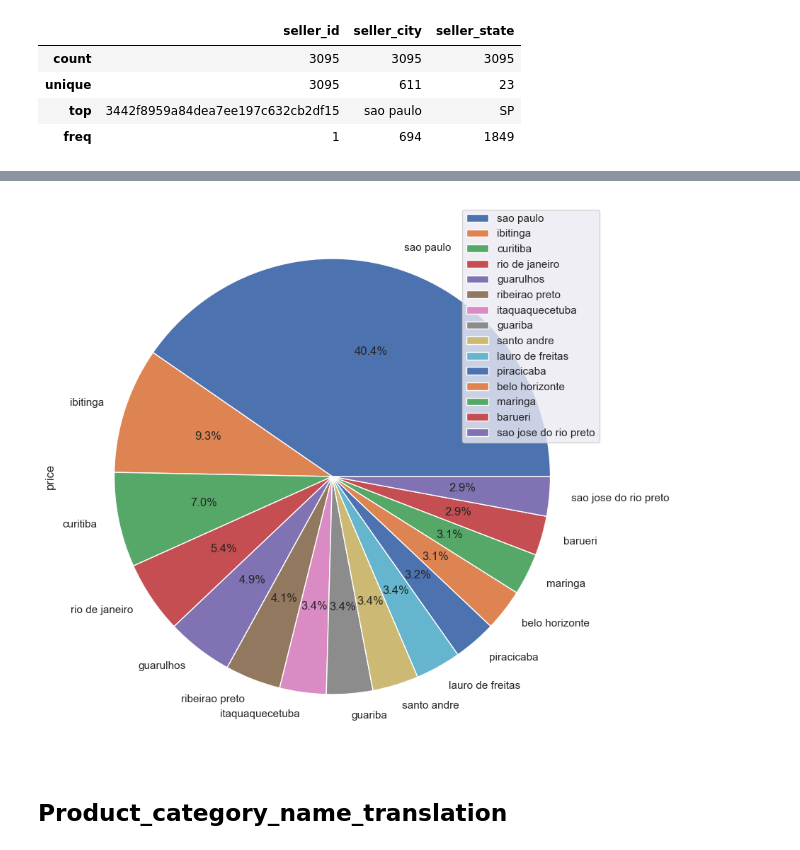
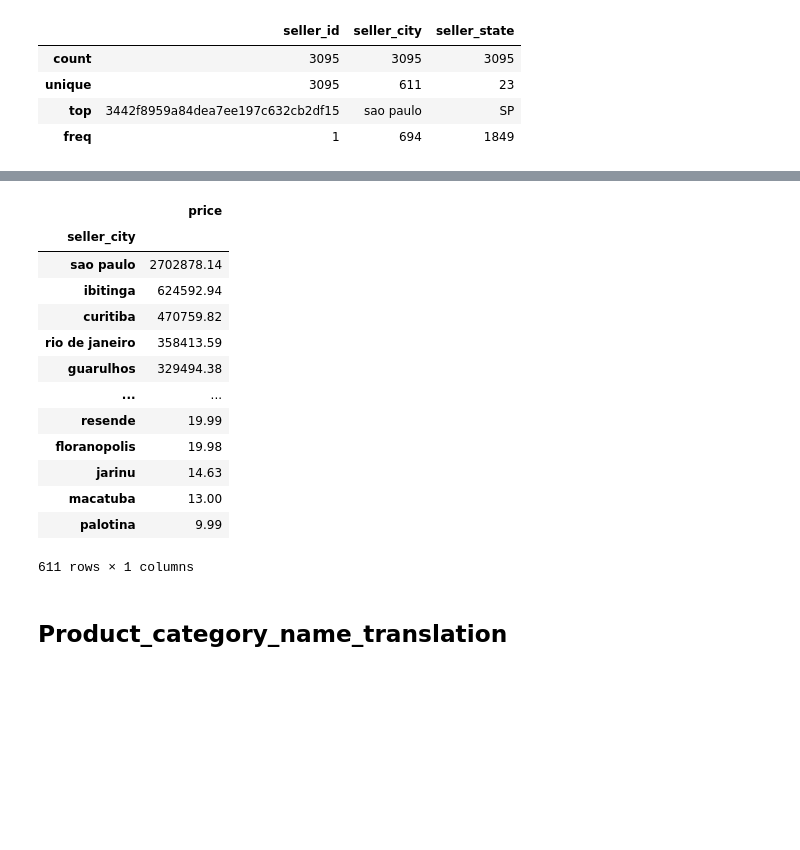
Before and after one commit to Lautaro555/Final-project-Olist, a Jupyter notebook: EDA.ipynb, the cells around one changed output, grey strips where cells are left out. Saved outputs shown, nothing was run; the diff lists cells and outputs as text; code cells hidden in the pictures; blank space fills up the shorter version.

```diff
--- a/EDA.ipynb
+++ b/EDA.ipynb
@@ -869,9 +832,21 @@ plot = val.plot.pie(subplots=True, figsize=(20, 10),autopct='%1.1f%%')
 # %%
 # Revisamos uniendo las tablas, cuál es la ciudad con el monto mayor en ventas
-val=Sellers.merge(Order_items)[['seller_city','price']].groupby(['seller_city']).sum().sort_values('price', ascending=False).head(15)
-plot = val.plot.pie(subplots=True, figsize=(20, 10),autopct='%1.1f%%')
+Sellers.merge(Order_items)[['seller_city','price']].groupby(['seller_city']).sum().sort_values('price', ascending=False)
 # %% [output]
-[figure, removed]
+|  | price |
+| seller_city |  |
+| sao paulo | 2702878.14 |
+| ibitinga | 624592.94 |
+| curitiba | 470759.82 |
+| rio de janeiro | 358413.59 |
+| guarulhos | 329494.38 |
+| ... | ... |
+| resende | 19.99 |
+| floranopolis | 19.98 |
+| jarinu | 14.63 |
+| macatuba | 13.00 |
+| palotina | 9.99 |
+611 rows × 1 columns
 # %% [markdown]
 ## Product_category_name_translation
 # %%
```
Also changed, not shown: parts of 32 cells of this notebook, 1 other file.
